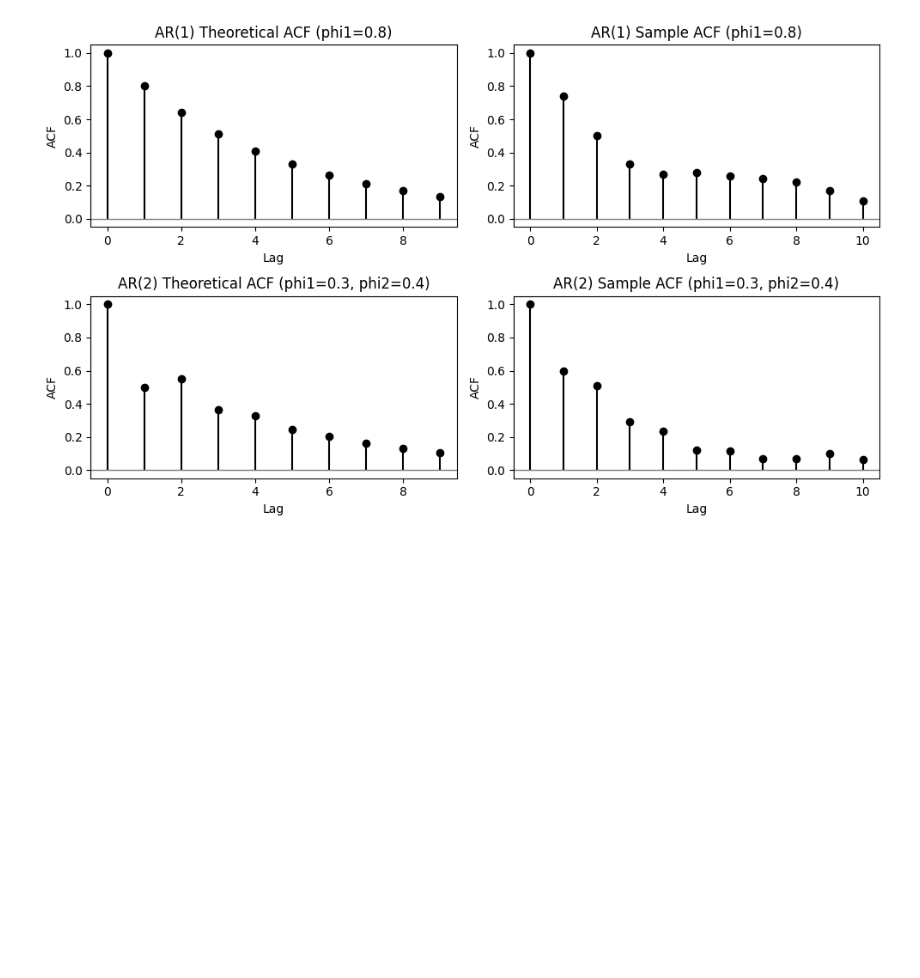
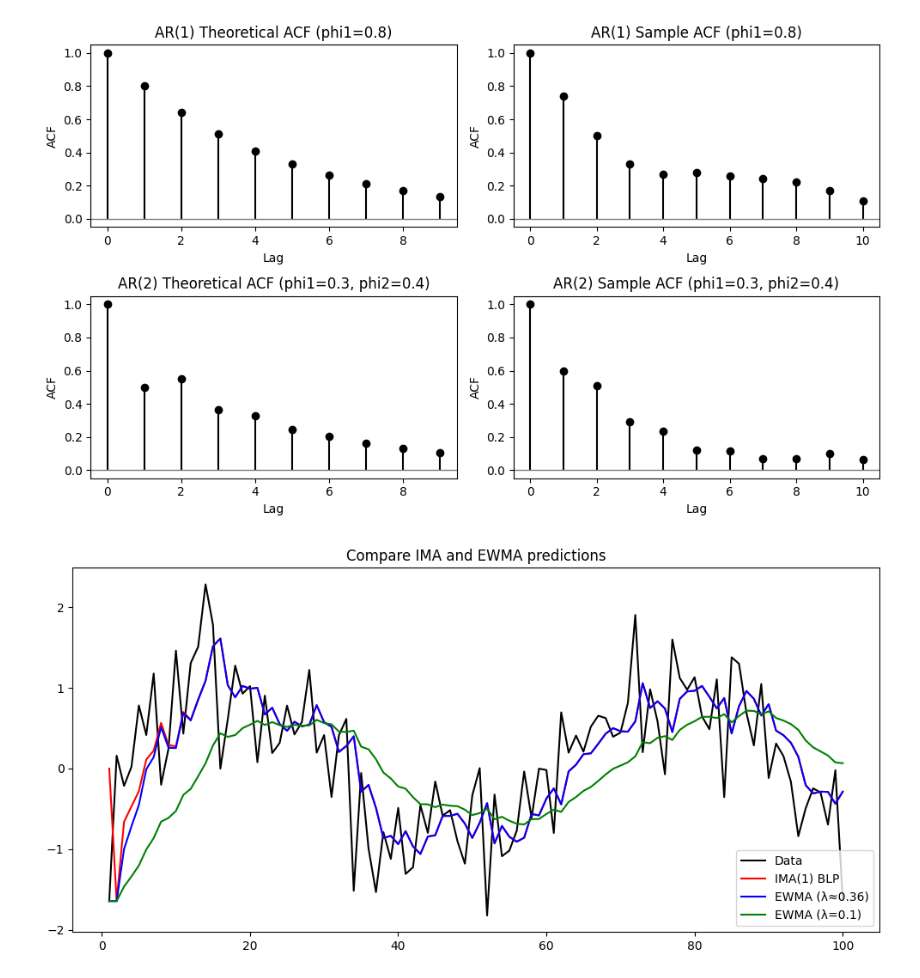
Before and after one commit to cywhale/all_for_it_learning, a Jupyter notebook: python/lecture/lecture03_timeseries.ipynb, the cells around one changed output. Cells and saved outputs as stored; diff of their text form; code cells hidden in the pictures; blank space fills up the shorter version.

```diff
--- a/python/lecture/lecture03_timeseries.ipynb
+++ b/python/lecture/lecture03_timeseries.ipynb
@@ -137,3 +138,44 @@ plt.tight_layout()
 plt.show()
 # %% [output]
 [figure]
+# %%
+# 數據模擬
+n = 100
+t = np.arange(1, n + 1)
+y6 = np.random.normal(loc=np.sin(t / 10), scale=0.5)
+
+# 拟合 AR(1) 模型
+fit1 = ARIMA(y6, order=(1, 0, 0)).fit()
+resid1 = fit1.resid
+fitted1 = y6 - resid1
+
+# 拟合 IMA(1) 模型 ≈ ARIMA(0,1,1)
+fit2 = ARIMA(y6, order=(0, 1, 1)).fit()
+resid2 = fit2.resid
+fitted2 = y6 - resid2
+ma1_coef = fit2.params[0]  # IMA(1) 中的 ma.L1 係數
+
+# EWMA 實作
+def ewma_forecast(y, lambda_):
+    pred = np.zeros_like(y)
+    pred[0] = y[0]
+    for i in range(1, len(y)):
+        pred[i] = lambda_ * y[i-1] + (1 - lambda_) * pred[i-1]
+    return pred
+
+lambda_est = 1 + ma1_coef
+ewma1 = ewma_forecast(y6, lambda_=lambda_est)
+ewma2 = ewma_forecast(y6, lambda_=0.1)
+# %%
+# 繪圖：比較原始資料與 IMA + EWMA 模型預測
+plt.figure(figsize=(10, 5))
+plt.plot(t, y6, label="Data", color='black')
+plt.plot(t, fitted2, label="IMA(1) BLP", color='red')
+plt.plot(t, ewma1, label=f"EWMA (λ≈{lambda_est:.2f})", color='blue')
+plt.plot(t, ewma2, label="EWMA (λ=0.1)", color='green')
+plt.legend(loc="lower right")
+plt.title("Compare IMA and EWMA predictions")
+plt.tight_layout()
+plt.show()
+# %% [output]
+[figure, added]
```
Also changed, not shown: parts of 1 cell of this notebook, 1 other file.
